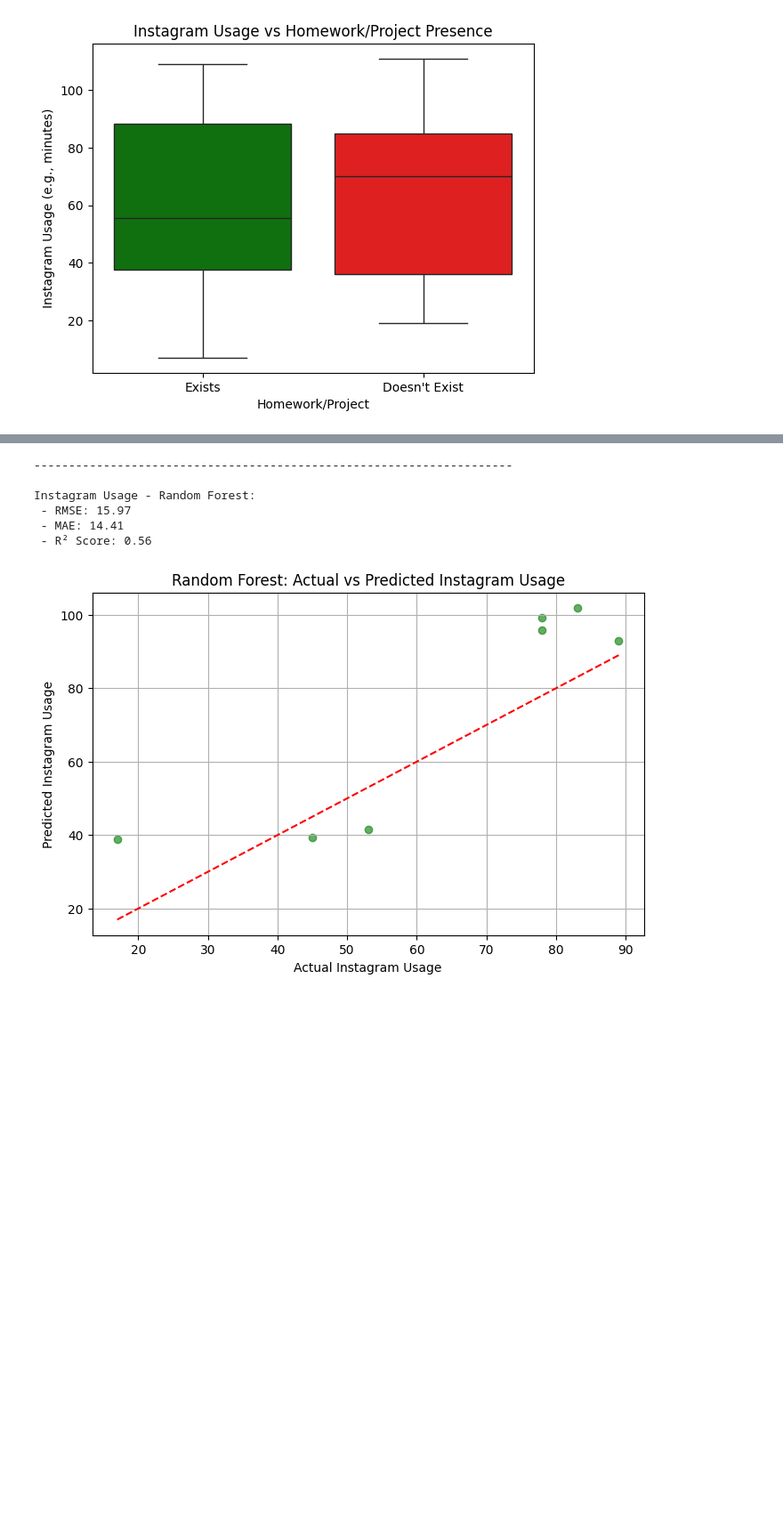
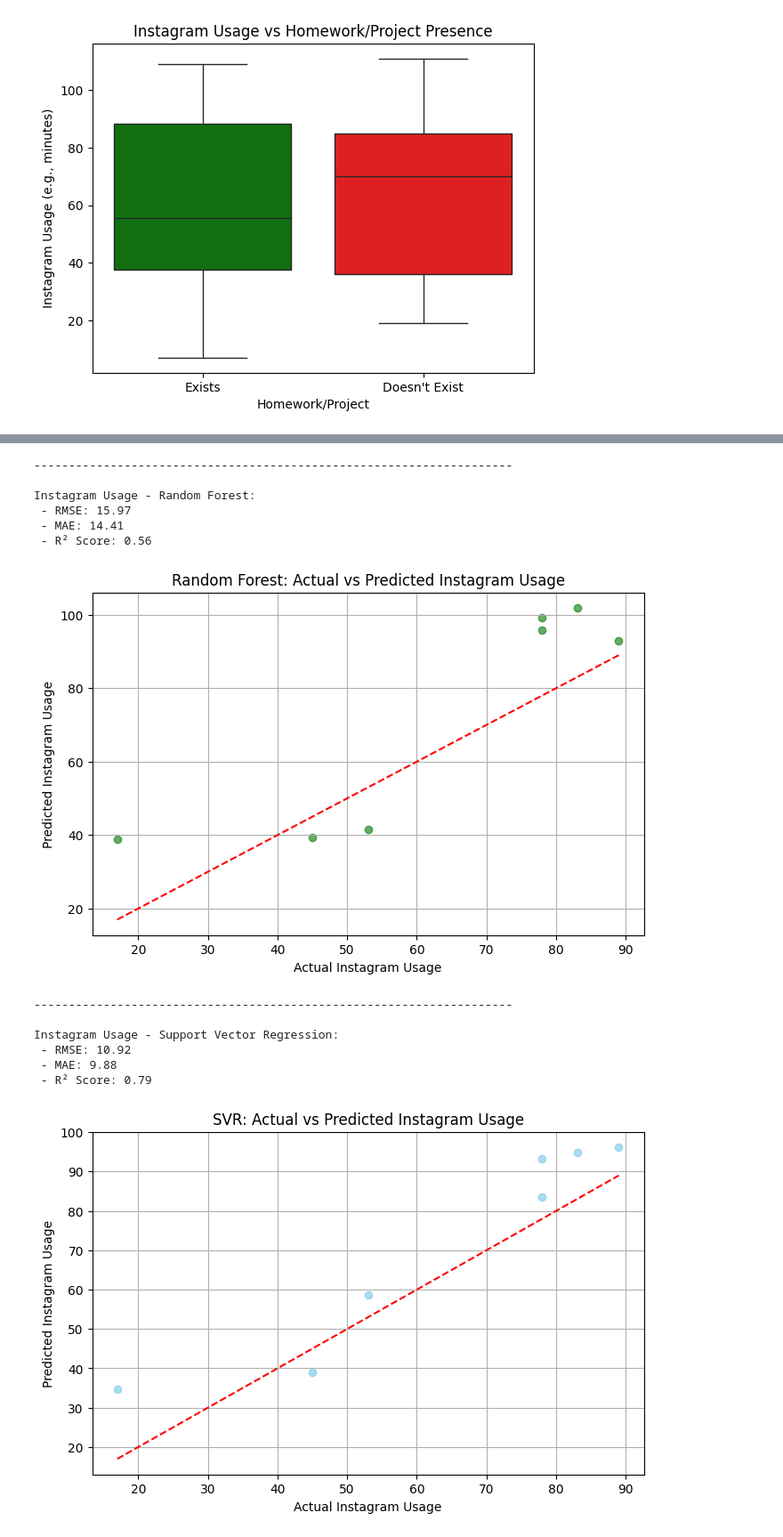
Before and after one commit to EdizKarli/Dsa210-Proj, a Jupyter notebook: dsa210proj.ipynb, the cells around one changed output, grey strips where cells are left out. Shown at 89% size. Drawn from its saved outputs; the diff is of its cells as text; code cells hidden in the pictures; blank space fills up the shorter version.

```diff
--- a/dsa210proj.ipynb
+++ b/dsa210proj.ipynb
@@ -620,30 +720,108 @@ print(f" - MAE: {mean_absolute_error(y_test_i, y_pred_rf_i):.2f}")
 print(f" - R² Score: {r2_score(y_test_i, y_pred_rf_i):.2f}")
 
 plt.figure(figsize=(8, 5))
 plt.scatter(y_test_i, y_pred_rf_i, alpha=0.7, color='forestgreen')
 plt.plot([y_test_i.min(), y_test_i.max()], [y_test_i.min(), y_test_i.max()], 'r--')
 plt.xlabel("Actual Instagram Usage")
 plt.ylabel("Predicted Instagram Usage")
 plt.title("Random Forest: Actual vs Predicted Instagram Usage")
 plt.grid(True)
 plt.show()
+
+print("---------------------------------------------------------------------")
+print()
+
+scaler_X = StandardScaler()
+scaler_y = StandardScaler()
+
+X_train_scaled = scaler_X.fit_transform(X_train_i)
+X_test_scaled = scaler_X.transform(X_test_i)
+y_train_scaled = scaler_y.fit_transform(y_train_i.values.reshape(-1, 1)).ravel()
+
+svr = SVR(kernel='rbf')
+svr.fit(X_train_scaled, y_train_scaled)
+y_pred_svr_scaled = svr.predict(X_test_scaled)
+y_pred_svr = scaler_y.inverse_transform(y_pred_svr_scaled.reshape(-1, 1))
+
+print("Instagram Usage - Support Vector Regression:")
+print(f" - RMSE: {np.sqrt(mean_squared_error(y_test_i, y_pred_svr)):.2f}")
+print(f" - MAE: {mean_absolute_error(y_test_i, y_pred_svr):.2f}")
+print(f" - R² Score: {r2_score(y_test_i, y_pred_svr):.2f}")
+
+plt.figure(figsize=(8, 5))
+plt.scatter(y_test_i, y_pred_svr, alpha=0.7, color='skyblue')
+plt.plot([y_test_i.min(), y_test_i.max()], [y_test_i.min(), y_test_i.max()], 'r--')
+plt.xlabel("Actual Instagram Usage")
+plt.ylabel("Predicted Instagram Usage")
+plt.title("SVR: Actual vs Predicted Instagram Usage")
+plt.grid(True)
+plt.show()
+
+print("---------------------------------------------------------------------")
+print()
+
+knn = KNeighborsRegressor(n_neighbors=5)
+knn.fit(X_train_i, y_train_i)
+y_pred_knn = knn.predict(X_test_i)
+
+print("Instagram Usage - KNN Regression:")
+print(f" - RMSE: {np.sqrt(mean_squared_error(y_test_i, y_pred_knn)):.2f}")
+print(f" - MAE: {mean_absolute_error(y_test_i, y_pred_knn):.2f}")
+print(f" - R² Score: {r2_score(y_test_i, y_pred_knn):.2f}")
+
+plt.figure(figsize=(8, 5))
+plt.scatter(y_test_i, y_pred_knn, alpha=0.7, color='teal')
+plt.plot([y_test_i.min(), y_test_i.max()], [y_test_i.min(), y_test_i.max()], 'r--')
+plt.xlabel("Actual Instagram Usage")
+plt.ylabel("Predicted Instagram Usage")
+plt.title("KNN: Actual vs Predicted Instagram Usage")
+plt.grid(True)
+plt.show()
+
+print("---------------------------------------------------------------------")
+print()
+
+gbr = GradientBoostingRegressor(random_state=42)
+gbr.fit(X_train_i, y_train_i)
+y_pred_gbr = gbr.predict(X_test_i)
+
+print("Instagram Usage - Gradient Boosting:")
+print(f" - RMSE: {np.sqrt(mean_squared_error(y_test_i, y_pred_gbr)):.2f}")
+print(f" - MAE: {mean_absolute_error(y_test_i, y_pred_gbr):.2f}")
+print(f" - R² Score: {r2_score(y_test_i, y_pred_gbr):.2f}")
+
+plt.figure(figsize=(8, 5))
+plt.scatter(y_test_i, y_pred_gbr, alpha=0.7, color='goldenrod')
+plt.plot([y_test_i.min(), y_test_i.max()], [y_test_i.min(), y_test_i.max()], 'r--')
+plt.xlabel("Actual Instagram Usage")
+plt.ylabel("Predicted Instagram Usage")
+plt.title("Gradient Boosting: Actual vs Predicted Instagram Usage")
+plt.grid(True)
+plt.show()
 # %% [output]
 Instagram Usage - Linear Regression:
  - RMSE: 20.58
  - MAE: 17.94
  - R² Score: 0.27
 [figure]
 ---------------------------------------------------------------------
 
 Instagram Usage - Decision Tree:
  - RMSE: 17.94
  - MAE: 14.00
  - R² Score: 0.45
 [figure]
 ---------------------------------------------------------------------
 
 Instagram Usage - Random Forest:
  - RMSE: 15.97
  - MAE: 14.41
  - R² Score: 0.56
 [figure]
+---------------------------------------------------------------------
+
+Instagram Usage - Support Vector Regression:
+ - RMSE: 10.92
+ - MAE: 9.88
+ - R² Score: 0.79
+[figure, added]
```
Also changed, not shown: parts of 4 cells of this notebook.
